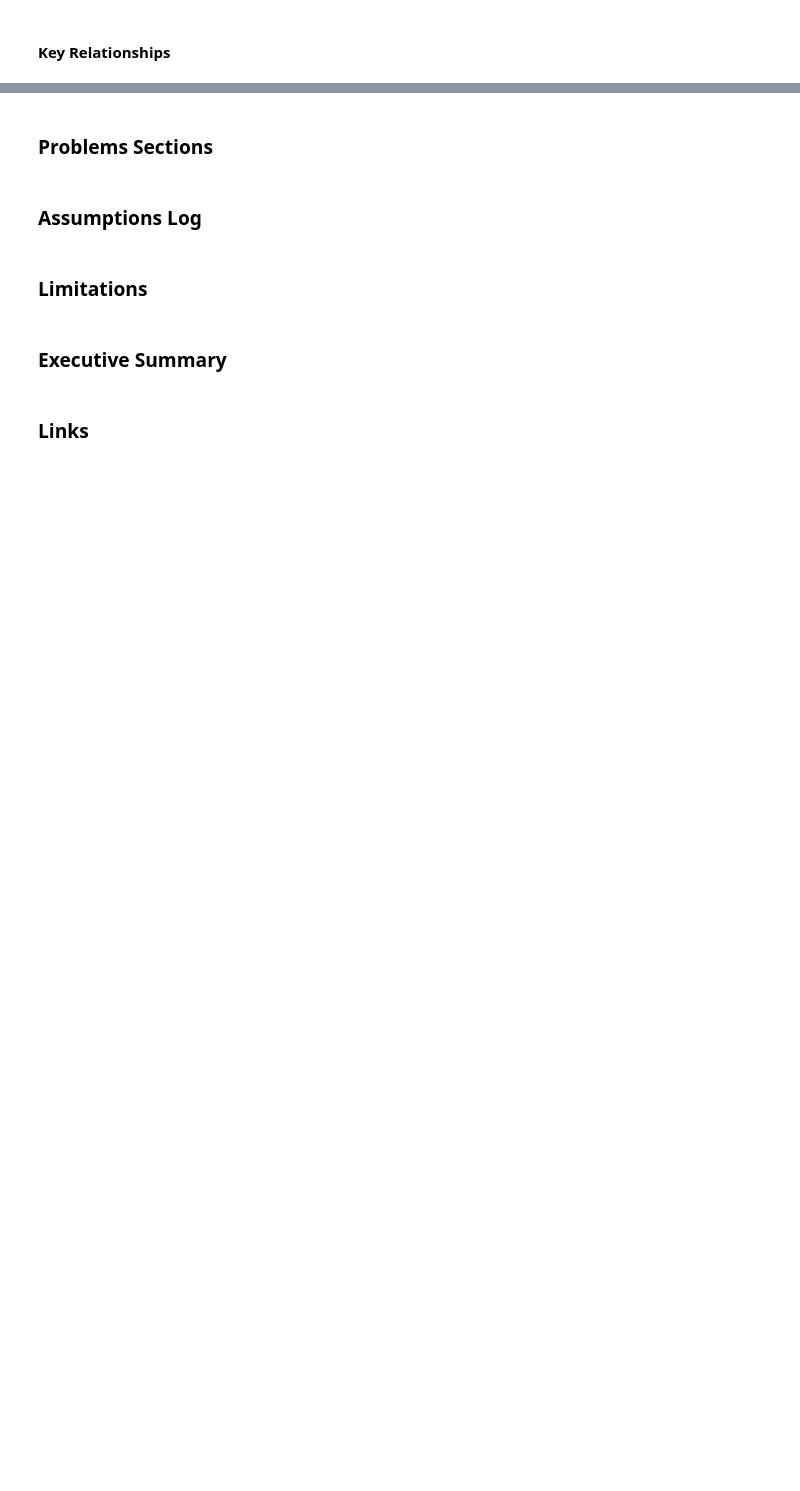
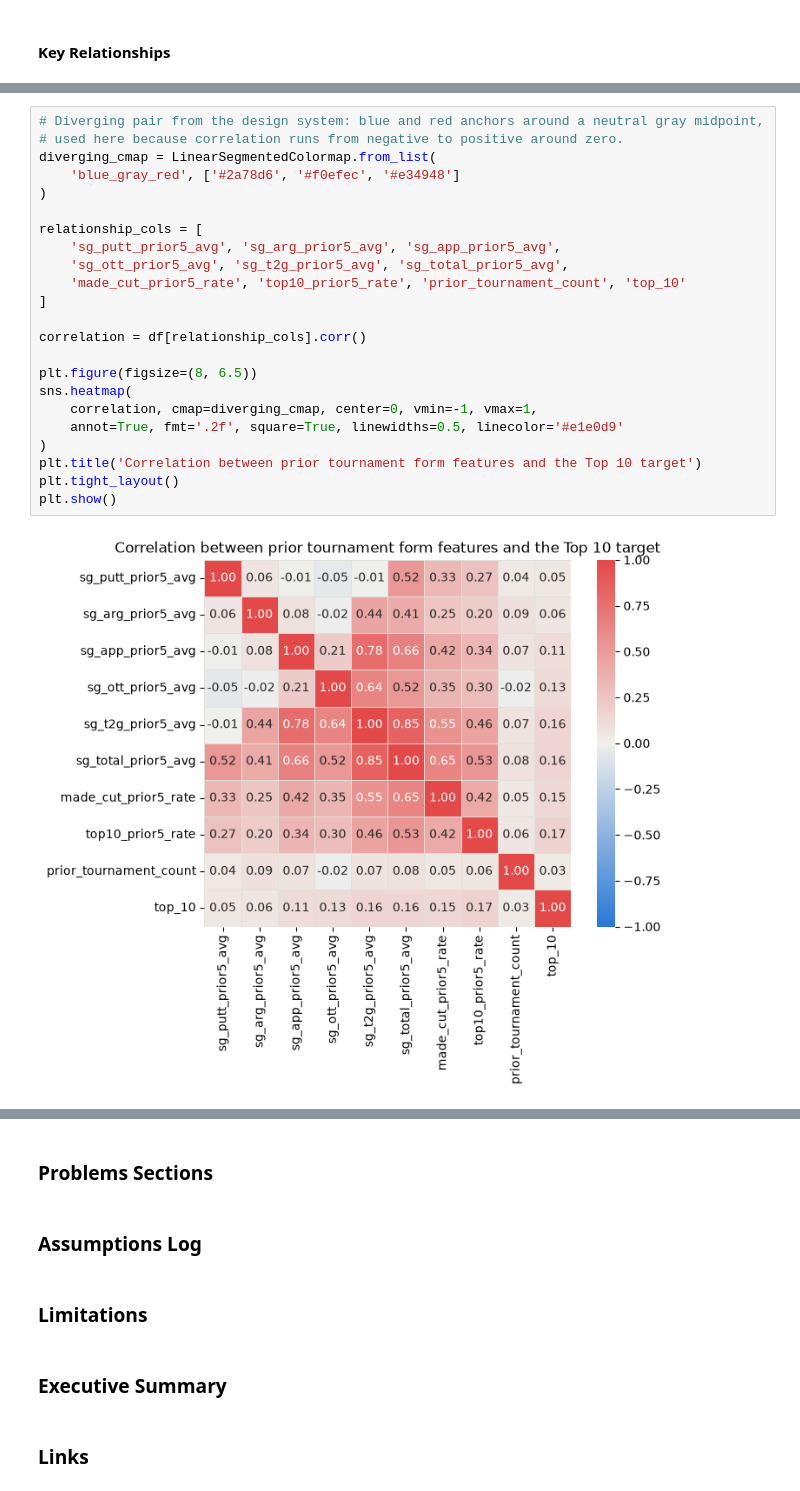
Before and after one commit to ChristianSantos2671/Santos_Christian_FinalAssignment, a Jupyter notebook: notebook.ipynb, the cells around one changed output, grey strips where cells are left out. Drawn from its saved outputs; the diff is of its cells as text; blank space fills up the shorter version.

```diff
--- a/notebook.ipynb
+++ b/notebook.ipynb
@@ -108,0 +326,25 @@ memory usage: 13.6 MB
+# %%
+# Diverging pair from the design system: blue and red anchors around a neutral gray midpoint,
+# used here because correlation runs from negative to positive around zero.
+diverging_cmap = LinearSegmentedColormap.from_list(
+    'blue_gray_red', ['#2a78d6', '#f0efec', '#e34948']
+)
+
+relationship_cols = [
+    'sg_putt_prior5_avg', 'sg_arg_prior5_avg', 'sg_app_prior5_avg',
+    'sg_ott_prior5_avg', 'sg_t2g_prior5_avg', 'sg_total_prior5_avg',
+    'made_cut_prior5_rate', 'top10_prior5_rate', 'prior_tournament_count', 'top_10'
+]
+
+correlation = df[relationship_cols].corr()
+
+plt.figure(figsize=(8, 6.5))
+sns.heatmap(
+    correlation, cmap=diverging_cmap, center=0, vmin=-1, vmax=1,
+    annot=True, fmt='.2f', square=True, linewidths=0.5, linecolor='#e1e0d9'
+)
+plt.title('Correlation between prior tournament form features and the Top 10 target')
+plt.tight_layout()
+plt.show()
+# %% [output]
+[figure, added]
```
Also changed, not shown: parts of 9 cells of this notebook.
